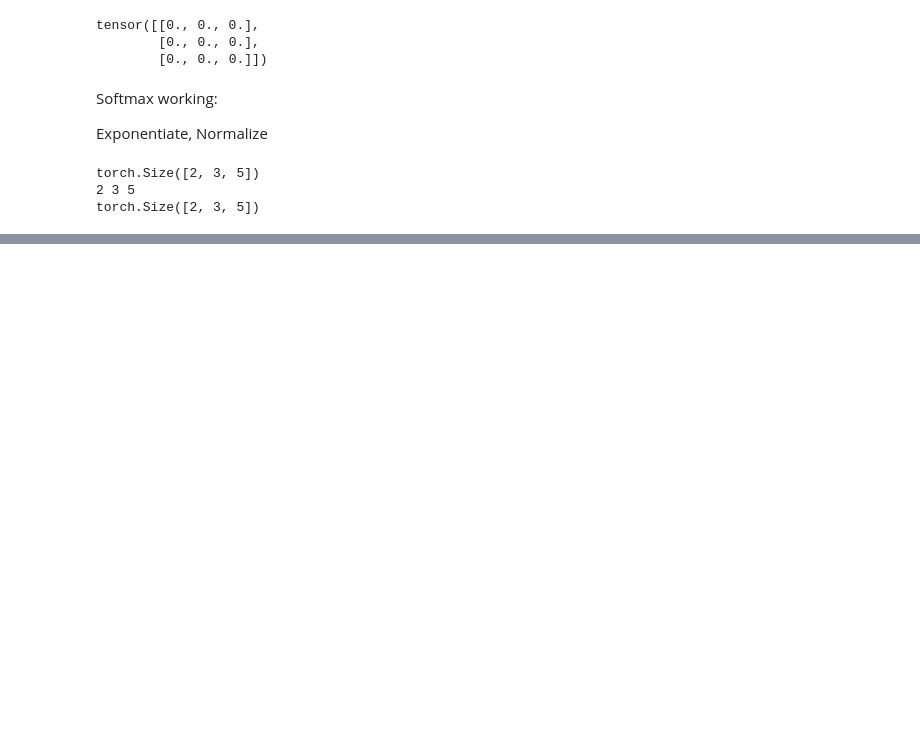
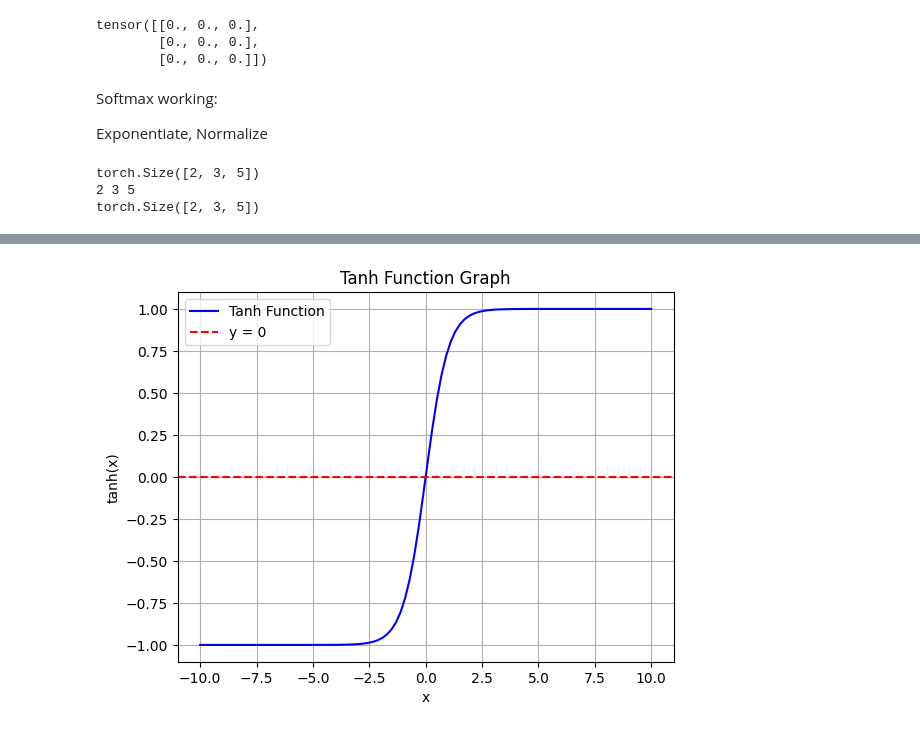
Before and after one commit to PranavJ6210/LLM, a Jupyter notebook: torch-basics.ipynb, the cells around one changed output, grey strips where cells are left out. Saved outputs shown, nothing was run; the diff lists cells and outputs as text; code cells hidden in the pictures; blank space fills up the shorter version.

```diff
--- a/torch-basics.ipynb
+++ b/torch-basics.ipynb
@@ -192,0 +268,27 @@ torch.Size([2, 3, 5])
+# %%
+import numpy as np
+import matplotlib.pyplot as plt
+
+# Define the tanh function
+def tanh(x):
+    return np.tanh(x)
+
+# Generate x values from -10 to 10
+x = np.linspace(-10, 10, 100)
+
+# Compute y values using the tanh function
+y = tanh(x)
+
+# Plot the tanh function
+plt.plot(x, y, label="Tanh Function", color="blue")
+plt.axhline(y=0, color="red", linestyle="--", label="y = 0")
+plt.xlabel("x")
+plt.ylabel("tanh(x)")
+plt.title("Tanh Function Graph")
+plt.legend()
+plt.grid()
+
+# Show the plot
+plt.show()
+# %% [output]
+[figure, added]
```
Also changed, not shown: parts of 12 cells of this notebook, 2 other files.
